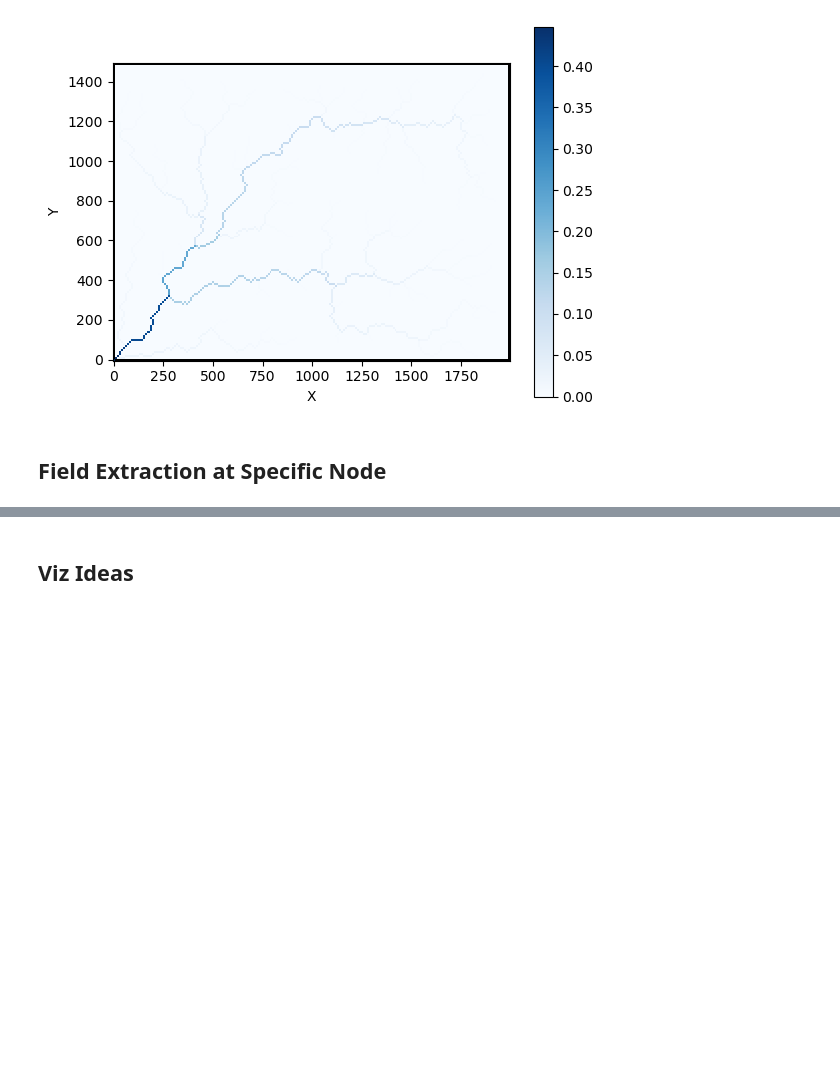
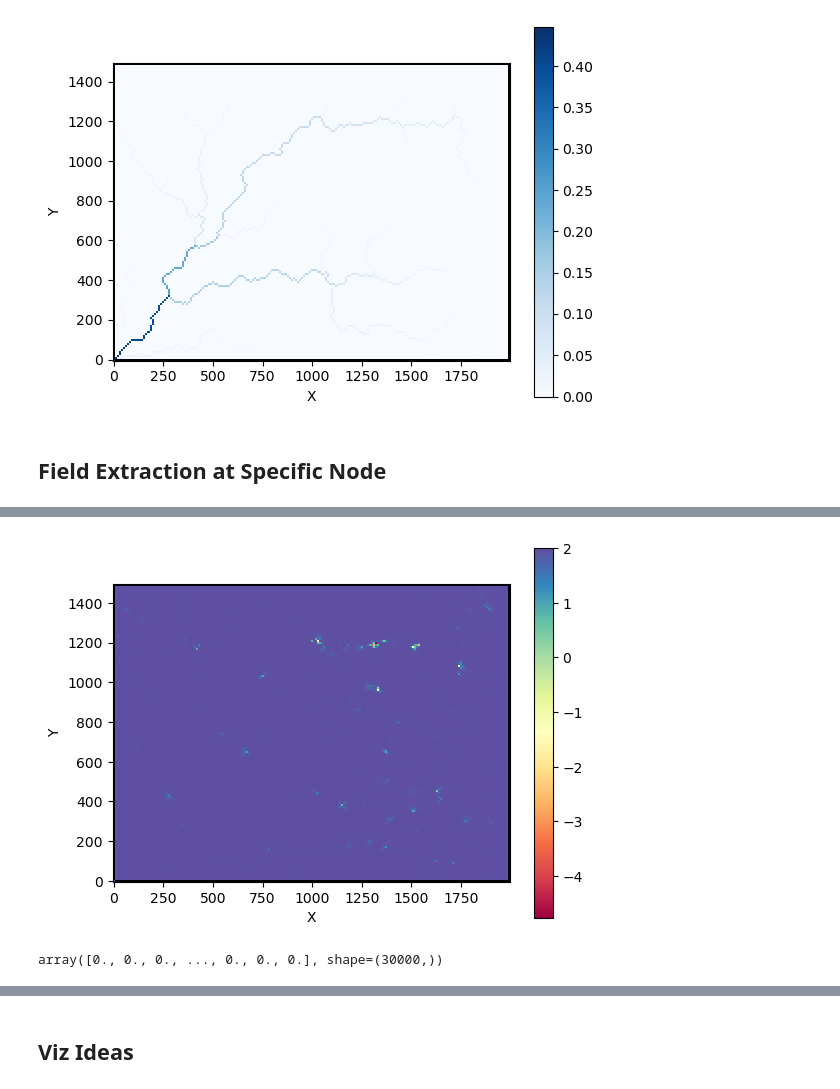
Before and after one commit to csdms-espin/ESPIn_2026_sed_flow, a Jupyter notebook: 00_Grid.ipynb, the cells around one changed output, grey strips where cells are left out. Saved outputs shown, nothing was run; the diff lists cells and outputs as text; code cells hidden in the pictures; blank space fills up the shorter version.

```diff
--- a/00_Grid.ipynb
+++ b/00_Grid.ipynb
@@ -501,0 +487,4 @@ imshow_grid(mg, "sediment__influx", cmap="Blues")
+# %%
+_ = mg.add_zeros("soil__depth", at="node", dtype=float)
+mg.at_node["soil__depth"] += 2.0
+mg.at_node["topographic__elevation"] += mg.at_node["soil__depth"]
@@ -501,0 +572,10 @@ imshow_grid(mg, "sediment__influx", cmap="Blues")
+# %%
+imshow_grid(mg, "topographic__elevation", cmap="Spectral")
+# %% [output]
+[figure, added]
+# %%
+elevation_TX = mg.at_node["topographic__elevation"]
+topoelvtn_diff = elevation_TX - elevation_T1
+topoelvtn_diff
+# %% [output]
+array([0., 0., 0., ..., 0., 0., 0.], shape=(30000,))
```
Also changed, not shown: parts of 25 cells of this notebook.
